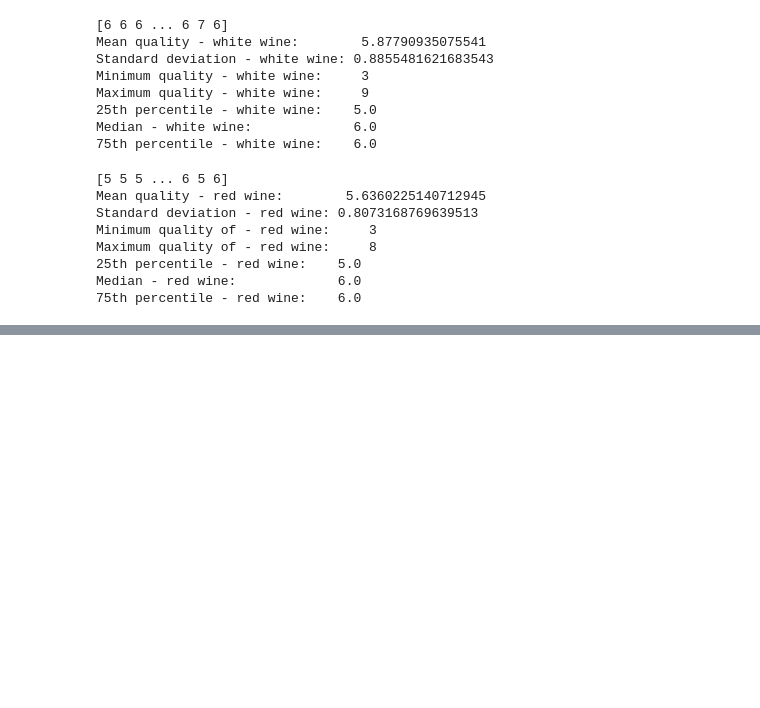
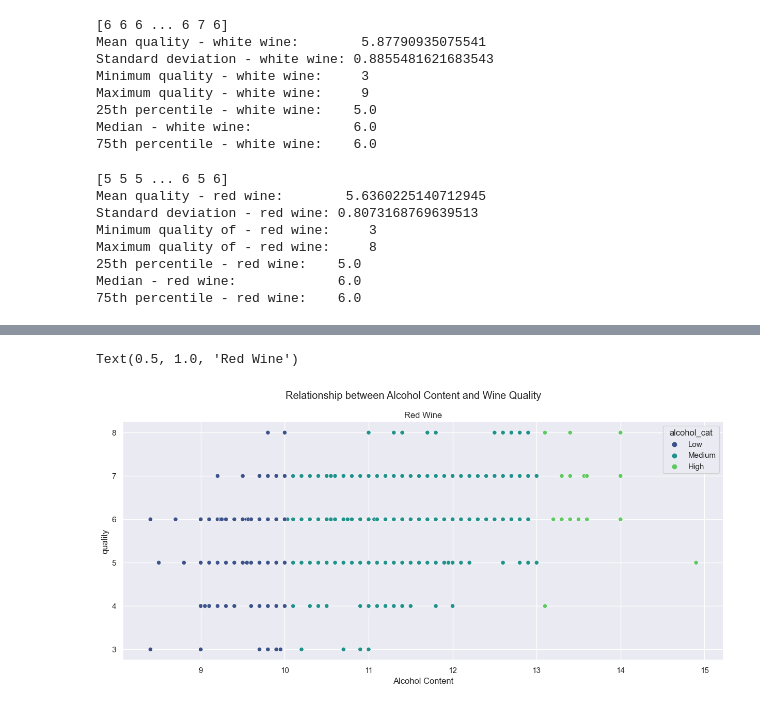
Before and after one commit to dayyanmirza/CSC2034DataScienceProject, a Jupyter notebook: CSC2034DataScienceProject.ipynb, the cells around one changed output, grey strips where cells are left out. Drawn from its saved outputs; the diff is of its cells as text; code cells hidden in the pictures; blank space fills up the shorter version.

```diff
--- a/CSC2034DataScienceProject.ipynb
+++ b/CSC2034DataScienceProject.ipynb
@@ -752,0 +258,22 @@ R-squared: 0.2597673129790167
+# %%
+# Task 1C:
+
+import seaborn as sns
+import matplotlib.pyplot as plt
+
+# Source: https://blog.hubspot.com/marketing/types-of-graphs-for-data-visualization
+# Source: https://seaborn.pydata.org/generated/seaborn.scatterplot.html
+# Source: https://jakevdp.github.io/PythonDataScienceHandbook/04.02-simple-scatter-plots.html
+# Source: https://matplotlib.org/stable/tutorials/introductory/pyplot.html
+
+# Create a scatter plot to visualize the relationship between alcohol content and quality
+fig1, axs1 = plt.subplots(1, 1, figsize=(15, 6))
+fig1.suptitle('Relationship between Alcohol Content and Wine Quality')
+
+sns.scatterplot(x=red_wine['alcohol'], y=red_wine['quality'], hue=red_wine['alcohol_cat'], palette='viridis', ax=axs1)
+axs1.set_xlabel('Alcohol Content')
+axs1.set_ylabel('quality')
+axs1.set_title('Red Wine')
+# %% [output]
+Text(0.5, 1.0, 'Red Wine')
+[figure, added]
```
Also changed, not shown: parts of 55 cells of this notebook, 3 other files.
